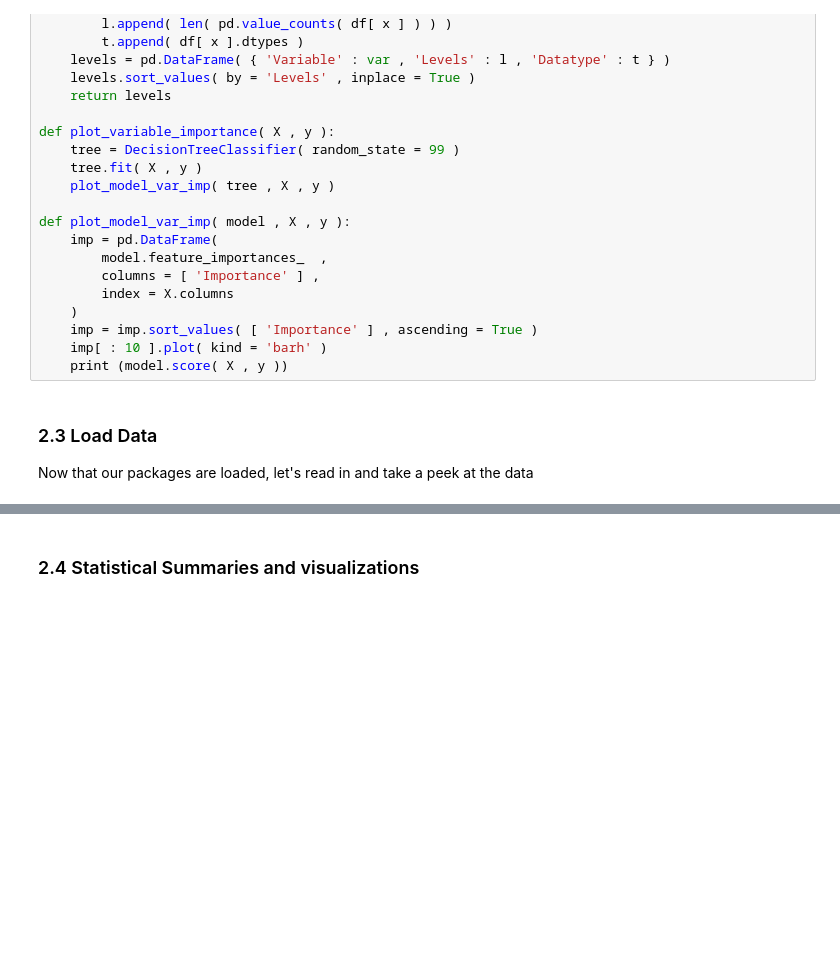
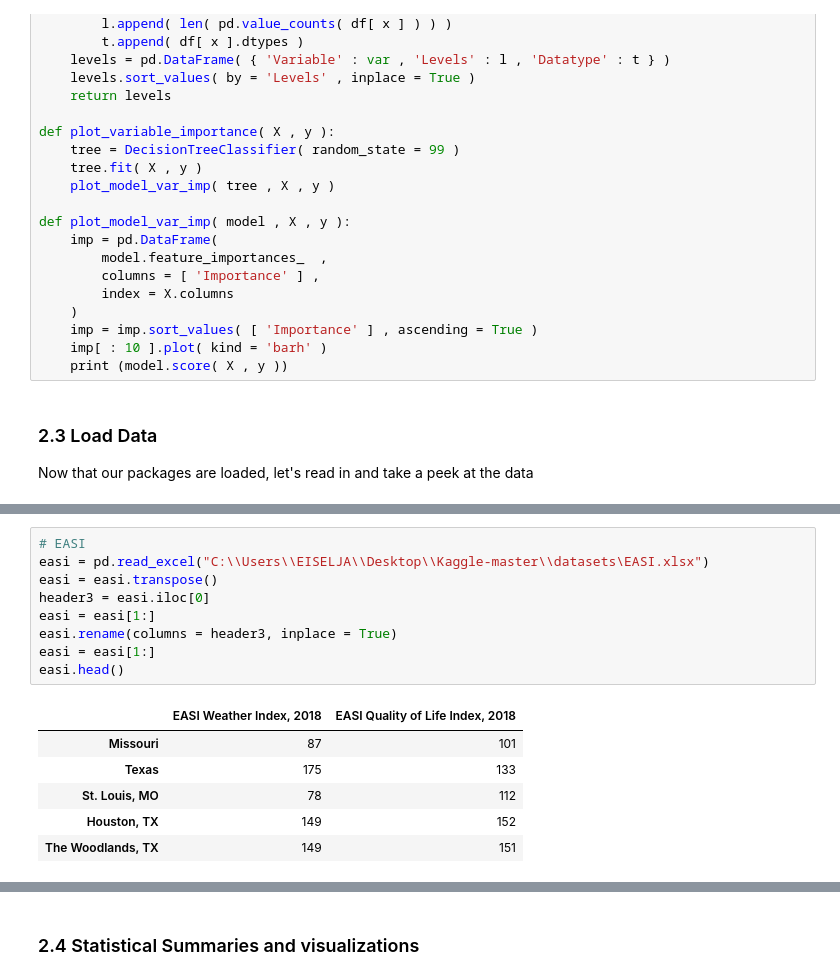
Before and after one commit to jmeisele/Kaggle, a Jupyter notebook: MarketingFinalRealEstate.ipynb, the cells around one changed output, grey strips where cells are left out. Saved outputs shown, nothing was run; the diff lists cells and outputs as text; blank space fills up the shorter version.

```diff
--- a/MarketingFinalRealEstate.ipynb
+++ b/MarketingFinalRealEstate.ipynb
@@ -243,0 +271,16 @@ price_red.head()
+# %%
+# EASI
+easi = pd.read_excel("C:\\Users\\EISELJA\\Desktop\\Kaggle-master\\datasets\EASI.xlsx")
+easi = easi.transpose()
+header3 = easi.iloc[0]
+easi = easi[1:]
+easi.rename(columns = header3, inplace = True)
+easi = easi[1:]
+easi.head()
+# %% [output]
+|  | EASI Weather Index, 2018 | EASI Quality of Life Index, 2018 |
+| Missouri | 87 | 101 |
+| Texas | 175 | 133 |
+| St. Louis, MO | 78 | 112 |
+| Houston, TX | 149 | 152 |
+| The Woodlands, TX | 149 | 151 |
```
Also changed, not shown: parts of 14 cells of this notebook.
